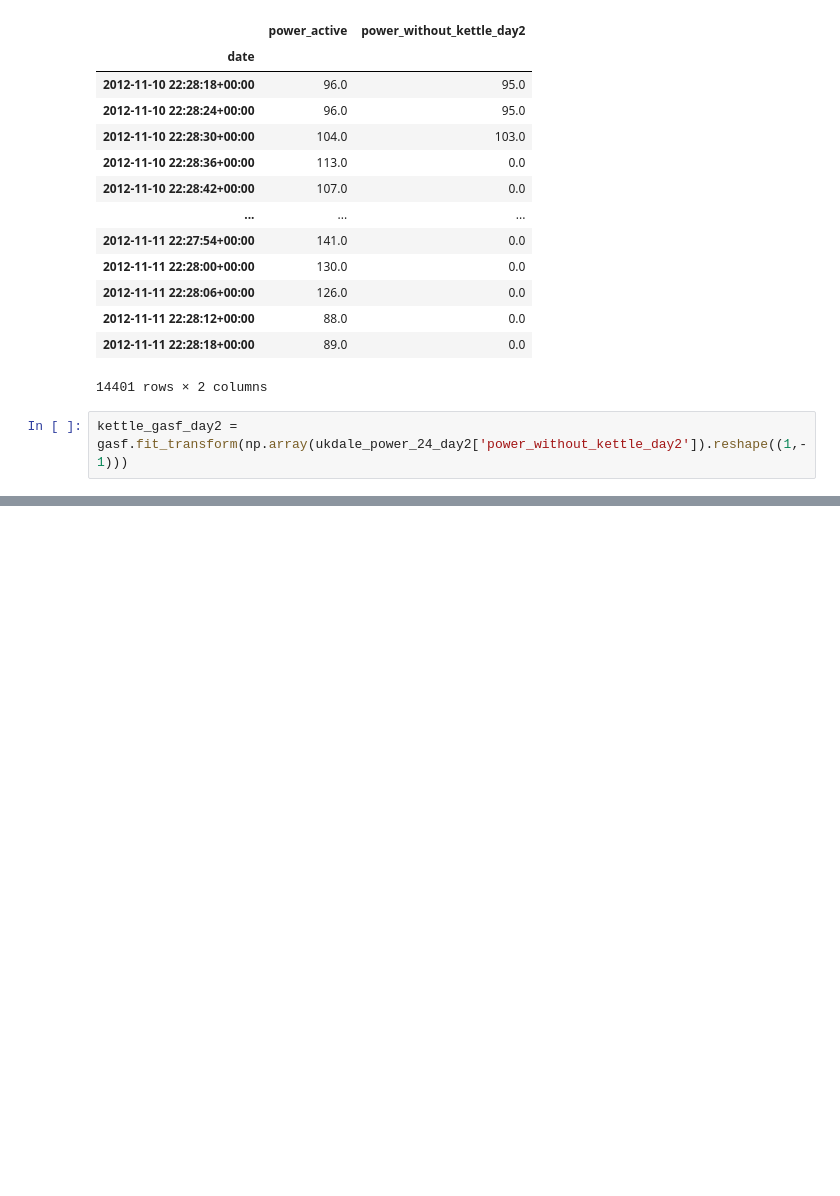
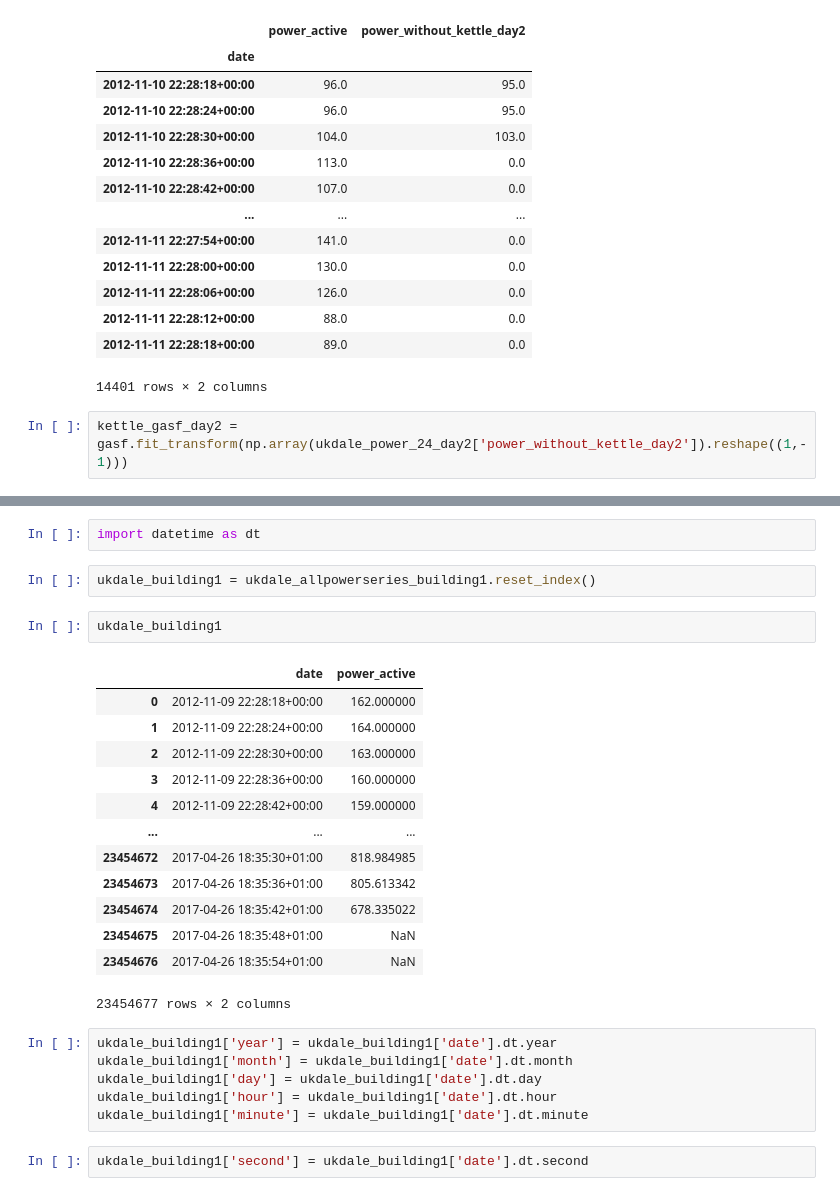
Before and after one commit to Gracepicharporn/Data-Science-project, a Jupyter notebook: nilmtk_UK-DALE.ipynb, the cells around one changed output, grey strips where cells are left out. Cells and saved outputs as stored; diff of their text form; blank space fills up the shorter version.

```diff
--- a/nilmtk_UK-DALE.ipynb
+++ b/nilmtk_UK-DALE.ipynb
@@ -556,0 +584,28 @@ plt.show()
+# %%
+import datetime as dt
+# %%
+ukdale_building1 = ukdale_allpowerseries_building1.reset_index()
+# %%
+ukdale_building1
+# %% [output]
+|  | date | power_active |
+| 0 | 2012-11-09 22:28:18+00:00 | 162.000000 |
+| 1 | 2012-11-09 22:28:24+00:00 | 164.000000 |
+| 2 | 2012-11-09 22:28:30+00:00 | 163.000000 |
+| 3 | 2012-11-09 22:28:36+00:00 | 160.000000 |
+| 4 | 2012-11-09 22:28:42+00:00 | 159.000000 |
+| ... | ... | ... |
+| 23454672 | 2017-04-26 18:35:30+01:00 | 818.984985 |
+| 23454673 | 2017-04-26 18:35:36+01:00 | 805.613342 |
+| 23454674 | 2017-04-26 18:35:42+01:00 | 678.335022 |
+| 23454675 | 2017-04-26 18:35:48+01:00 | NaN |
+| 23454676 | 2017-04-26 18:35:54+01:00 | NaN |
+23454677 rows × 2 columns
+# %%
+ukdale_building1['year'] = ukdale_building1['date'].dt.year
+ukdale_building1['month'] = ukdale_building1['date'].dt.month
+ukdale_building1['day'] = ukdale_building1['date'].dt.day
+ukdale_building1['hour'] = ukdale_building1['date'].dt.hour
+ukdale_building1['minute'] = ukdale_building1['date'].dt.minute
+# %%
+ukdale_building1['second'] = ukdale_building1['date'].dt.second
```
Also changed, not shown: parts of 21 cells of this notebook, 1 other file.
